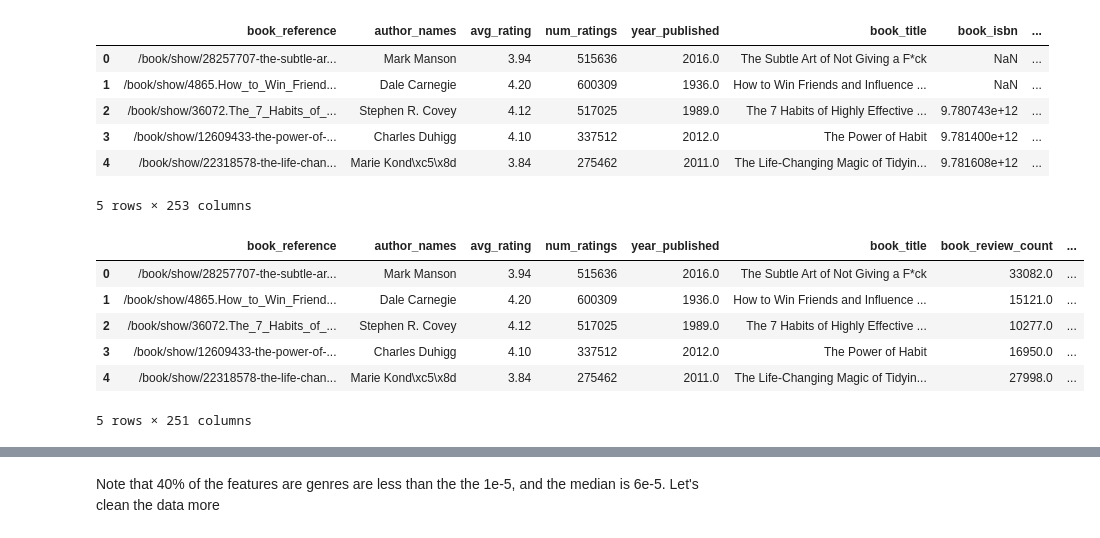
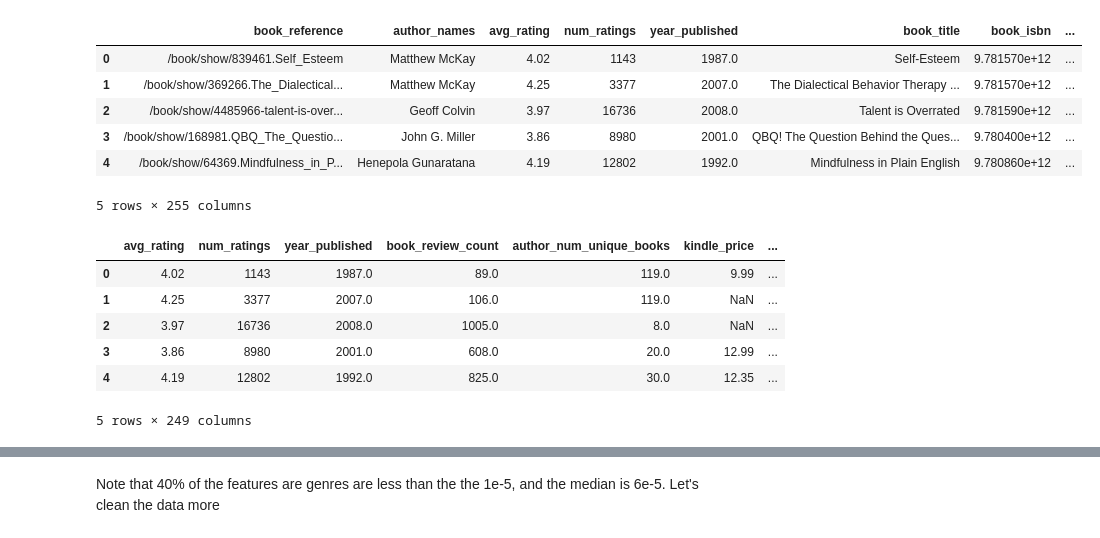
Before and after one commit to 7albertoh/insight_project, a Jupyter notebook: notebooks/exploratory_data_analysis.ipynb, the cells around one changed output, grey strips where cells are left out. Saved outputs shown, nothing was run; the diff lists cells and outputs as text; code cells hidden in the pictures.

```diff
--- a/notebooks/exploratory_data_analysis.ipynb
+++ b/notebooks/exploratory_data_analysis.ipynb
@@ -4,30 +4,33 @@ import matplotlib.pyplot as plt
 import sidetable as stb
 import numpy as np
 # %%
-df1 = pd.read_csv('../data/books_25_pages.csv',skipinitialspace=True)
+df1 = pd.read_csv('../data/books_25_pages_author_info.csv',skipinitialspace=True)
 df1 = df1.rename(columns = lambda x: x.strip())
+value_author_num_unique_books = df1['author_num_unique_books'].values
+df1 = df1.drop('author_num_unique_books',axis=1)
+df1.insert(loc=8,column='author_num_unique_books',value=value_author_num_unique_books)
 df1.head()
 # %% [output]
 |  | book_reference | author_names | avg_rating | num_ratings | year_published | book_title | book_isbn | ... |
-| 0 | /book/show/28257707-the-subtle-ar... | Mark Manson | 3.94 | 515636 | 2016.0 | The Subtle Art of Not Giving a F*ck | NaN | ... |
-| 1 | /book/show/4865.How_to_Win_Friend... | Dale Carnegie | 4.20 | 600309 | 1936.0 | How to Win Friends and Influence ... | NaN | ... |
-| 2 | /book/show/36072.The_7_Habits_of_... | Stephen R. Covey | 4.12 | 517025 | 1989.0 | The 7 Habits of Highly Effective ... | 9.780743e+12 | ... |
-| 3 | /book/show/12609433-the-power-of-... | Charles Duhigg | 4.10 | 337512 | 2012.0 | The Power of Habit | 9.781400e+12 | ... |
-| 4 | /book/show/22318578-the-life-chan... | Marie Kond\xc5\x8d | 3.84 | 275462 | 2011.0 | The Life-Changing Magic of Tidyin... | 9.781608e+12 | ... |
+| 0 | /book/show/839461.Self_Esteem | Matthew McKay | 4.02 | 1143 | 1987.0 | Self-Esteem | 9.781570e+12 | ... |
+| 1 | /book/show/369266.The_Dialectical... | Matthew McKay | 4.25 | 3377 | 2007.0 | The Dialectical Behavior Therapy ... | 9.781570e+12 | ... |
+| 2 | /book/show/4485966-talent-is-over... | Geoff Colvin | 3.97 | 16736 | 2008.0 | Talent is Overrated | 9.781590e+12 | ... |
+| 3 | /book/show/168981.QBQ_The_Questio... | John G. Miller | 3.86 | 8980 | 2001.0 | QBQ! The Question Behind the Ques... | 9.780400e+12 | ... |
+| 4 | /book/show/64369.Mindfulness_in_P... | Henepola Gunaratana | 4.19 | 12802 | 1992.0 | Mindfulness in Plain English | 9.780860e+12 | ... |
-5 rows × 253 columns
+5 rows × 255 columns
 # %%
 #[print(i) for i in df1.columns]
 # %%
-#drop the column genre_unfinished and book_isbn
-df2 = df1.drop(columns=['genre_unfinished','book_isbn'])
+#drop unimportant columns
+df2 = df1.drop(columns=['book_reference','author_names','book_title','author_link','genre_unfinished','book_isbn'])
 df2.head()
 # %% [output]
-|  | book_reference | author_names | avg_rating | num_ratings | year_published | book_title | book_review_count | ... |
-| 0 | /book/show/28257707-the-subtle-ar... | Mark Manson | 3.94 | 515636 | 2016.0 | The Subtle Art of Not Giving a F*ck | 33082.0 | ... |
-| 1 | /book/show/4865.How_to_Win_Friend... | Dale Carnegie | 4.20 | 600309 | 1936.0 | How to Win Friends and Influence ... | 15121.0 | ... |
-| 2 | /book/show/36072.The_7_Habits_of_... | Stephen R. Covey | 4.12 | 517025 | 1989.0 | The 7 Habits of Highly Effective ... | 10277.0 | ... |
-| 3 | /book/show/12609433-the-power-of-... | Charles Duhigg | 4.10 | 337512 | 2012.0 | The Power of Habit | 16950.0 | ... |
-| 4 | /book/show/22318578-the-life-chan... | Marie Kond\xc5\x8d | 3.84 | 275462 | 2011.0 | The Life-Changing Magic of Tidyin... | 27998.0 | ... |
+|  | avg_rating | num_ratings | year_published | book_review_count | author_num_unique_books | kindle_price | ... |
+| 0 | 4.02 | 1143 | 1987.0 | 89.0 | 119.0 | 9.99 | ... |
+| 1 | 4.25 | 3377 | 2007.0 | 106.0 | 119.0 | NaN | ... |
+| 2 | 3.97 | 16736 | 2008.0 | 1005.0 | 8.0 | NaN | ... |
+| 3 | 3.86 | 8980 | 2001.0 | 608.0 | 20.0 | 12.99 | ... |
+| 4 | 4.19 | 12802 | 1992.0 | 825.0 | 30.0 | 12.35 | ... |
-5 rows × 251 columns
+5 rows × 249 columns
 # %%
 # check NaN values
```
Also changed, not shown: parts of 16 cells of this notebook, 5 other files.
